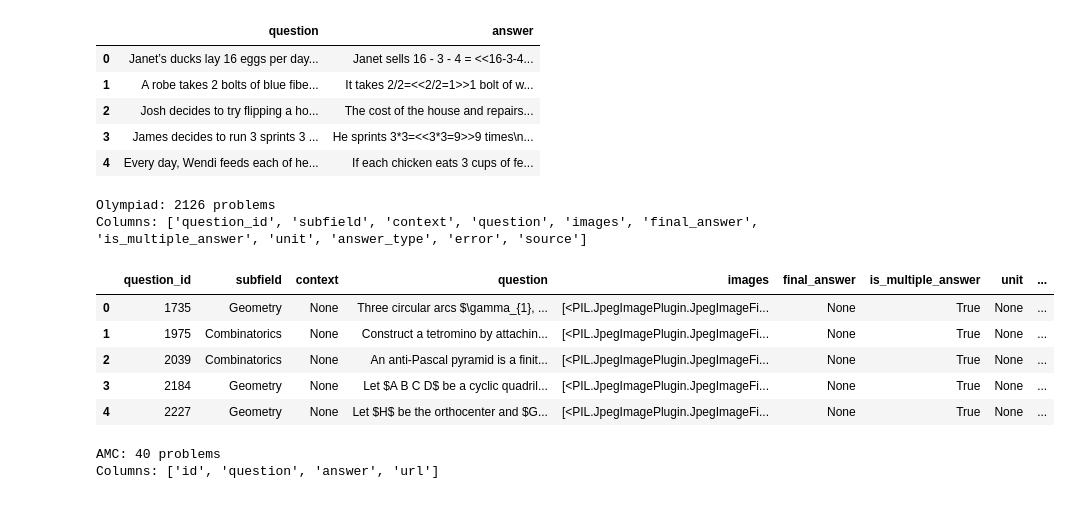
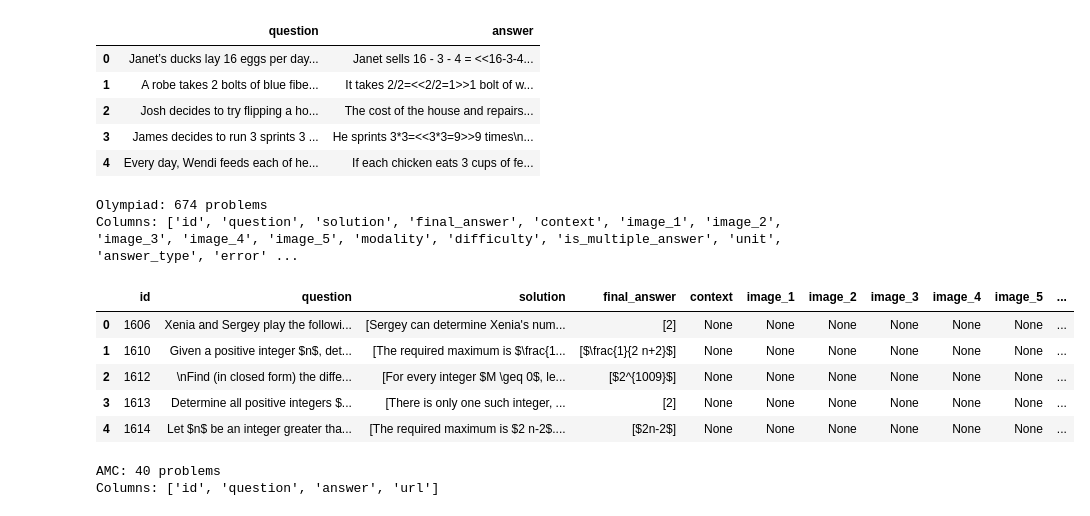
Before and after one commit to SebastianJitaru29/llm-think-too-much, a Jupyter notebook: data/processing/notebooks/data_extraction.ipynb, the cells around one changed output. Cells and saved outputs as stored; diff of their text form; code cells hidden in the pictures.

```diff
--- a/data/processing/notebooks/data_extraction.ipynb
+++ b/data/processing/notebooks/data_extraction.ipynb
@@ -66,20 +66,20 @@ Columns: ['question', 'answer']
 | 3 | James decides to run 3 sprints 3 ... | He sprints 3*3=<<3*3=9>>9 times\n... |
 | 4 | Every day, Wendi feeds each of he... | If each chicken eats 3 cups of fe... |
 # %%
-dataset_olympiad = load_dataset("lmms-lab/OlympiadBench", split="test_en") # option test_en, test_cn
-df_olympiad = pd.DataFrame(dataset_olympiad)
+dataset_olympiad = load_dataset("math-ai/olympiadbench") # option test_en, test_cn
+df_olympiad = pd.DataFrame(dataset_olympiad["test"])
 print(f"Olympiad: {len(df_olympiad)} problems")
 print(f"Columns: {list(df_olympiad.columns)}")
 df_olympiad.head()
 # %% [output]
-Olympiad: 2126 problems
-Columns: ['question_id', 'subfield', 'context', 'question', 'images', 'final_answer', 'is_multiple_answer', 'unit', 'answer_type', 'error', 'source']
+Olympiad: 674 problems
+Columns: ['id', 'question', 'solution', 'final_answer', 'context', 'image_1', 'image_2', 'image_3', 'image_4', 'image_5', 'modality', 'difficulty', 'is_multiple_answer', 'unit', 'answer_type', 'error' ...
-|  | question_id | subfield | context | question | images | final_answer | is_multiple_answer | unit | ... |
-| 0 | 1735 | Geometry | None | Three circular arcs $\gamma_{1}, ... | [<PIL.JpegImagePlugin.JpegImageFi... | None | True | None | ... |
-| 1 | 1975 | Combinatorics | None | Construct a tetromino by attachin... | [<PIL.JpegImagePlugin.JpegImageFi... | None | True | None | ... |
-| 2 | 2039 | Combinatorics | None | An anti-Pascal pyramid is a finit... | [<PIL.JpegImagePlugin.JpegImageFi... | None | True | None | ... |
-| 3 | 2184 | Geometry | None | Let $A B C D$ be a cyclic quadril... | [<PIL.JpegImagePlugin.JpegImageFi... | None | True | None | ... |
-| 4 | 2227 | Geometry | None | Let $H$ be the orthocenter and $G... | [<PIL.JpegImagePlugin.JpegImageFi... | None | True | None | ... |
+|  | id | question | solution | final_answer | context | image_1 | image_2 | image_3 | image_4 | image_5 | ... |
+| 0 | 1606 | Xenia and Sergey play the followi... | [Sergey can determine Xenia's num... | [2] | None | None | None | None | None | None | ... |
+| 1 | 1610 | Given a positive integer $n$, det... | [The required maximum is $\frac{1... | [$\frac{1}{2 n+2}$] | None | None | None | None | None | None | ... |
+| 2 | 1612 | \nFind (in closed form) the diffe... | [For every integer $M \geq 0$, le... | [$2^{1009}$] | None | None | None | None | None | None | ... |
+| 3 | 1613 | Determine all positive integers $... | [There is only one such integer, ... | [2] | None | None | None | None | None | None | ... |
+| 4 | 1614 | Let $n$ be an integer greater tha... | [The required maximum is $2 n-2$.... | [$2n-2$] | None | None | None | None | None | None | ... |
 # %%
 dataset_amc = load_dataset("math-ai/amc23")
 df_amc = pd.DataFrame(dataset_amc['test'])
```
Also changed, not shown: parts of 18 cells of this notebook, 1 other file.
